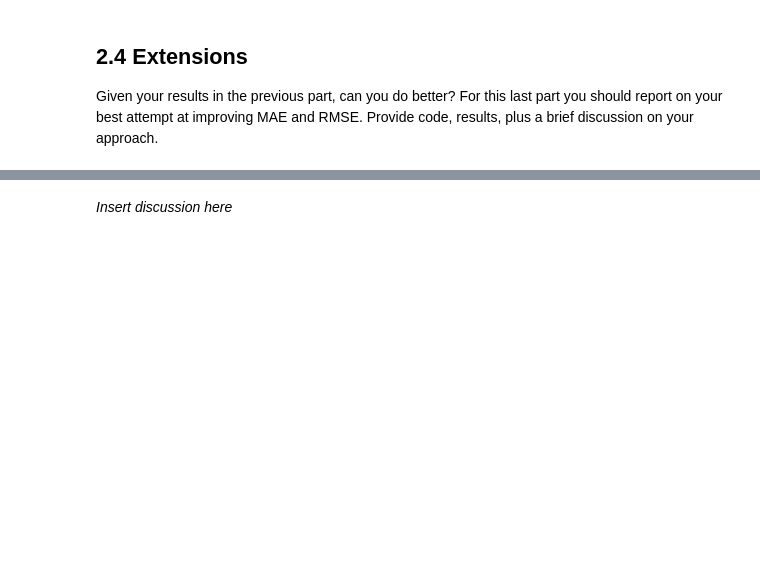
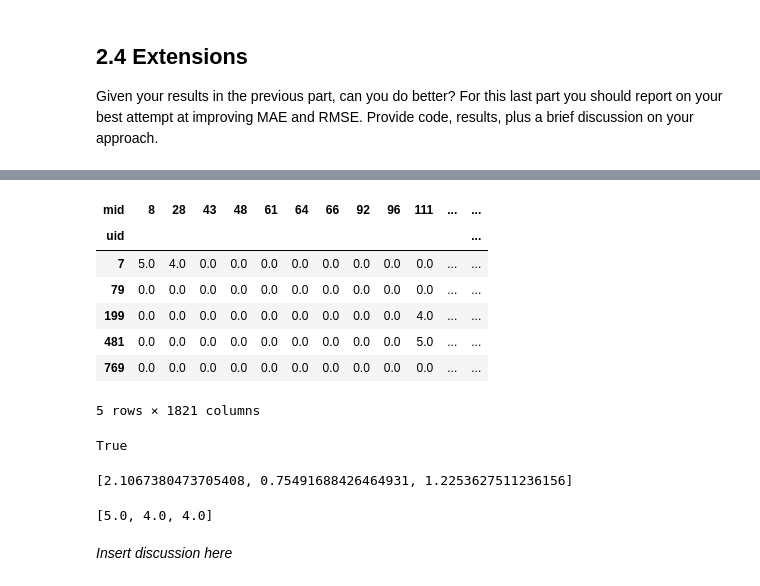
Before and after one commit to aryans23/info-ret, a Jupyter notebook: hw3/hw3.ipynb, the cells around one changed output, grey strips where cells are left out. Cells and saved outputs as stored; diff of their text form; code cells hidden in the pictures; blank space fills up the shorter version.

```diff
--- a/hw3/hw3.ipynb
+++ b/hw3/hw3.ipynb
@@ -463,0 +567,16 @@ predictions
+# %%
+R_df.head()
+# %% [output]
+| mid | 8 | 28 | 43 | 48 | 61 | 64 | 66 | 92 | 96 | 111 | ... | ... |
+| uid |  |  |  |  |  |  |  |  |  |  |  | ... |
+| 7 | 5.0 | 4.0 | 0.0 | 0.0 | 0.0 | 0.0 | 0.0 | 0.0 | 0.0 | 0.0 | ... | ... |
+| 79 | 0.0 | 0.0 | 0.0 | 0.0 | 0.0 | 0.0 | 0.0 | 0.0 | 0.0 | 0.0 | ... | ... |
+| 199 | 0.0 | 0.0 | 0.0 | 0.0 | 0.0 | 0.0 | 0.0 | 0.0 | 0.0 | 4.0 | ... | ... |
+| 481 | 0.0 | 0.0 | 0.0 | 0.0 | 0.0 | 0.0 | 0.0 | 0.0 | 0.0 | 5.0 | ... | ... |
+| 769 | 0.0 | 0.0 | 0.0 | 0.0 | 0.0 | 0.0 | 0.0 | 0.0 | 0.0 | 0.0 | ... | ... |
+5 rows × 1821 columns
+# %%
+test = test_df.values
+79 in preds_df.index
+# %% [output]
+True
@@ -464,2 +591,10 @@ predictions
+# %%
+print(predicted)
+# %% [output]
+[2.1067380473705408, 0.75491688426464931, 1.2253627511236156]
+# %%
+print(true)
+# %% [output]
+[5.0, 4.0, 4.0]
 # %% [markdown]
 *Insert discussion here*
```
Also changed, not shown: parts of 16 cells of this notebook.
